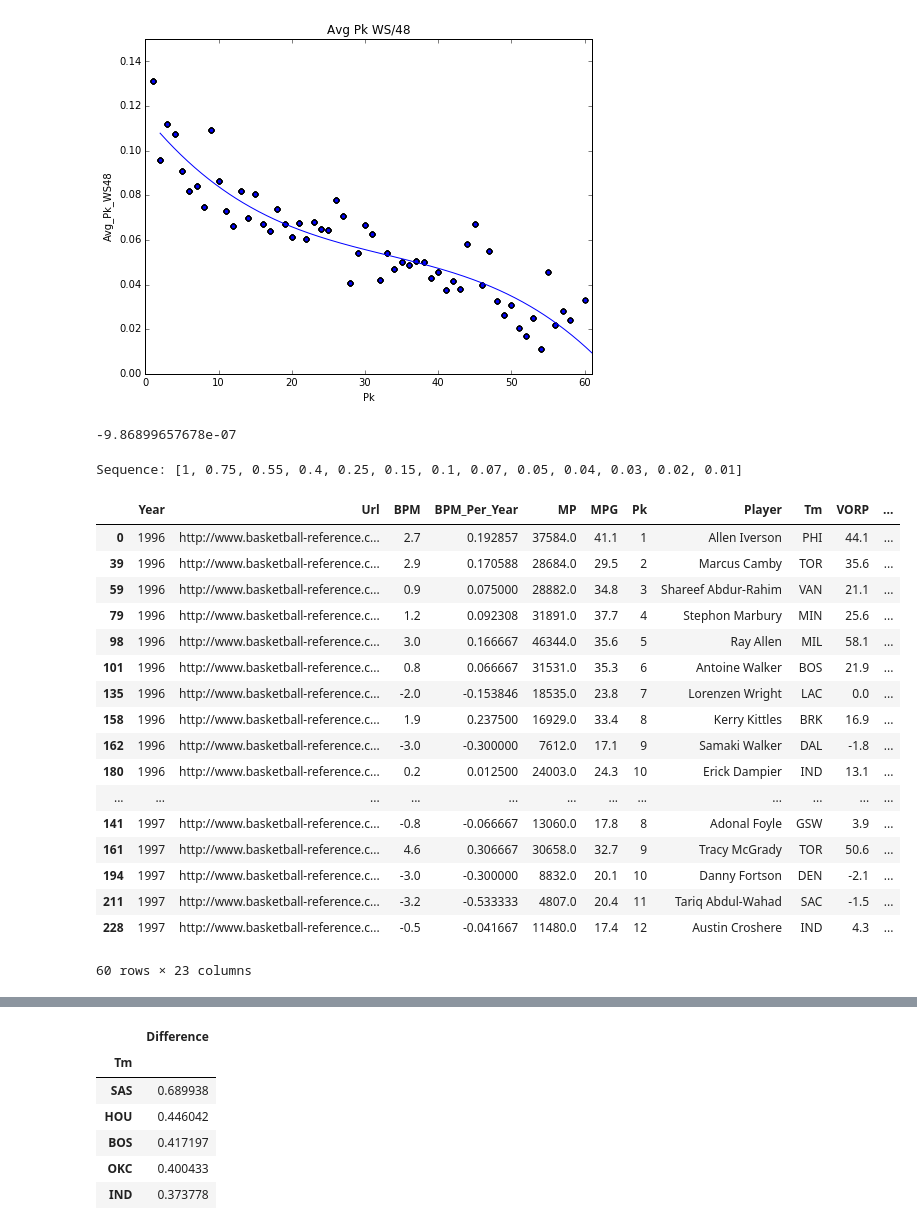
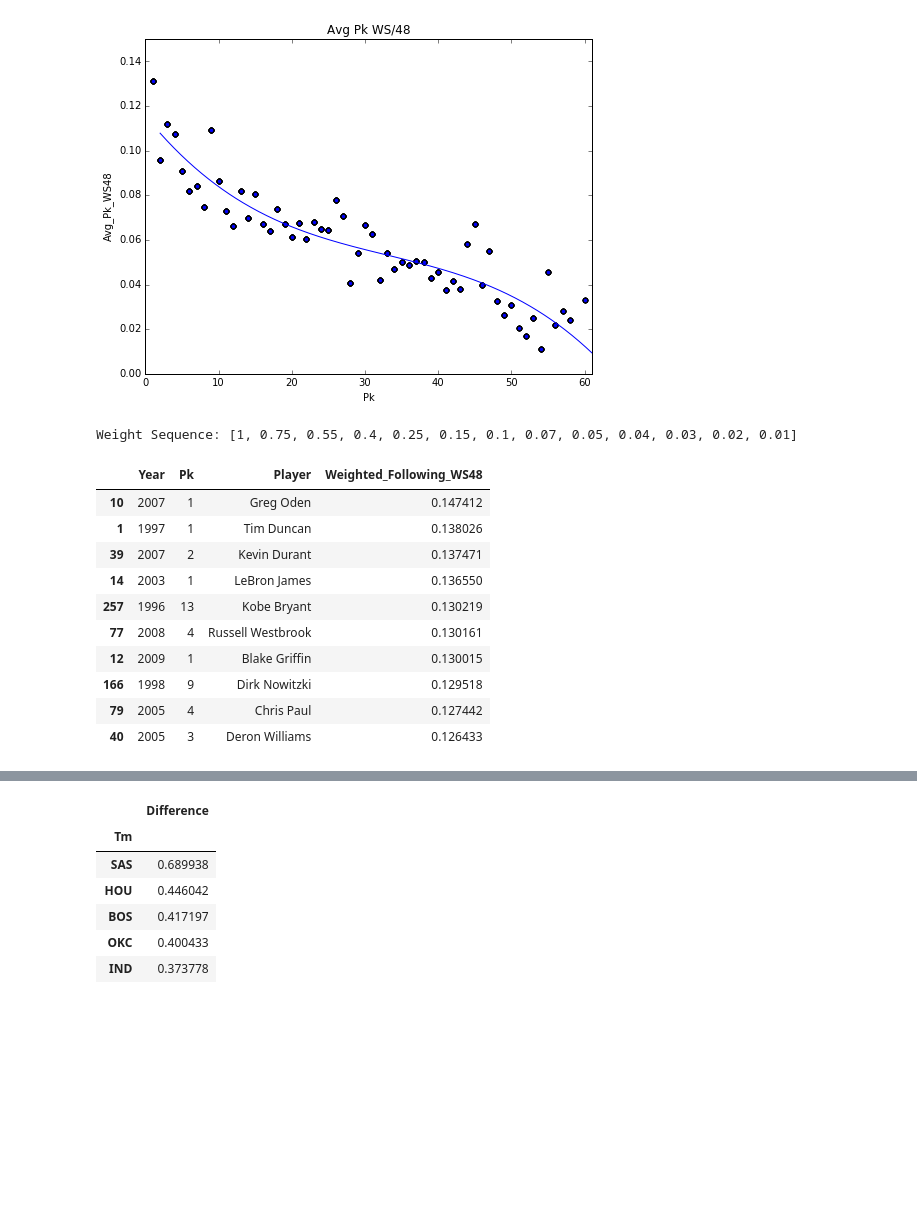
Before and after one commit to mattignal/NBADraftTeamComparison, a Jupyter notebook: PickValue.ipynb, the cells around one changed output, grey strips where cells are left out. Drawn from its saved outputs; the diff is of its cells as text; code cells hidden in the pictures; blank space fills up the shorter version.

```diff
--- a/PickValue.ipynb
+++ b/PickValue.ipynb
@@ -29,10 +32,6 @@ Best Fit Curve: y=
 -9.869e-07 x + 9.806e-05 x - 0.00405 x + 0.1155
 [<matplotlib.lines.Line2D at 0x...>]
 [figure]
-# %%
-print f[3]
-# %% [output]
--9.86899657678e-07
 # %%
 df = df.sort_values('Pk')
 x = df['Pk']
@@ -42,47 +43,39 @@ df.loc[df.Pk == 1, ['Curve_Fit_Pk_WS48']] = df['Avg_Pk_WS48']
 # %%
 df = df.sort_values('Pk')
 df = df.set_index('Year')
 
+# Create lists of variables and following
 WS = df['WS/48'].groupby(df.index).agg(lambda x: list(list(x)))
-
 cum_list = []
 for i in range(1996, 2016):
     mini_list = []
     for j in range(len(WS[i])):
         mini_list.append(WS[i][j:j+7])
     cum_list.append(mini_list)
 cum_list = [item for sublist in cum_list for item in sublist]
 
 df = df.reset_index().sort_values(['Year', 'Pk'])
+
+# Sequence for weighing pick value. The selection is worth 1, the next pick is worth 0.75, etc.
 simple_transform = [[1, 0.75, 0.55, 0.40, 0.25, 0.15, 0.10, 0.07, 0.05, 0.04, 0.03, 0.02, 0.01] for i in range(len(df))]
-print "Sequence:", simple_transform[0]
+print "Weight Sequence:", simple_transform[0]
 
-# for i in range(len(simple_transform)):
-#     simple_transform[i][ = .75
-
-# print "1/x slight change:", simple_transform[0]
+# Apply sequence
 df['Weighted_Following_WS48'] = [sum([y*simple_transform[xi][yi]/sum(simple_transform[0]) for yi,y in enumerate(x)])
                                  for xi,x in enumerate(cum_list)]
-df.head(60)
+df.sort('Weighted_Following_WS48', ascending=False).head(10)[['Year', 'Pk', 'Player', 'Weighted_Following_WS48']]
 # %% [output]
-Sequence: [1, 0.75, 0.55, 0.4, 0.25, 0.15, 0.1, 0.07, 0.05, 0.04, 0.03, 0.02, 0.01]
+Weight Sequence: [1, 0.75, 0.55, 0.4, 0.25, 0.15, 0.1, 0.07, 0.05, 0.04, 0.03, 0.02, 0.01]
-|  | Year | Url | BPM | BPM_Per_Year | MP | MPG | Pk | Player | Tm | VORP | ... |
-| 0 | 1996 | http://www.basketball-reference.c... | 2.7 | 0.192857 | 37584.0 | 41.1 | 1 | Allen Iverson | PHI | 44.1 | ... |
-| 39 | 1996 | http://www.basketball-reference.c... | 2.9 | 0.170588 | 28684.0 | 29.5 | 2 | Marcus Camby | TOR | 35.6 | ... |
-| 59 | 1996 | http://www.basketball-reference.c... | 0.9 | 0.075000 | 28882.0 | 34.8 | 3 | Shareef Abdur-Rahim | VAN | 21.1 | ... |
-| 79 | 1996 | http://www.basketball-reference.c... | 1.2 | 0.092308 | 31891.0 | 37.7 | 4 | Stephon Marbury | MIN | 25.6 | ... |
-| 98 | 1996 | http://www.basketball-reference.c... | 3.0 | 0.166667 | 46344.0 | 35.6 | 5 | Ray Allen | MIL | 58.1 | ... |
-| 101 | 1996 | http://www.basketball-reference.c... | 0.8 | 0.066667 | 31531.0 | 35.3 | 6 | Antoine Walker | BOS | 21.9 | ... |
-| 135 | 1996 | http://www.basketball-reference.c... | -2.0 | -0.153846 | 18535.0 | 23.8 | 7 | Lorenzen Wright | LAC | 0.0 | ... |
-| 158 | 1996 | http://www.basketball-reference.c... | 1.9 | 0.237500 | 16929.0 | 33.4 | 8 | Kerry Kittles | BRK | 16.9 | ... |
-| 162 | 1996 | http://www.basketball-reference.c... | -3.0 | -0.300000 | 7612.0 | 17.1 | 9 | Samaki Walker | DAL | -1.8 | ... |
-| 180 | 1996 | http://www.basketball-reference.c... | 0.2 | 0.012500 | 24003.0 | 24.3 | 10 | Erick Dampier | IND | 13.1 | ... |
-| ... | ... | ... | ... | ... | ... | ... | ... | ... | ... | ... | ... |
-| 141 | 1997 | http://www.basketball-reference.c... | -0.8 | -0.066667 | 13060.0 | 17.8 | 8 | Adonal Foyle | GSW | 3.9 | ... |
-| 161 | 1997 | http://www.basketball-reference.c... | 4.6 | 0.306667 | 30658.0 | 32.7 | 9 | Tracy McGrady | TOR | 50.6 | ... |
-| 194 | 1997 | http://www.basketball-reference.c... | -3.0 | -0.300000 | 8832.0 | 20.1 | 10 | Danny Fortson | DEN | -2.1 | ... |
-| 211 | 1997 | http://www.basketball-reference.c... | -3.2 | -0.533333 | 4807.0 | 20.4 | 11 | Tariq Abdul-Wahad | SAC | -1.5 | ... |
-| 228 | 1997 | http://www.basketball-reference.c... | -0.5 | -0.041667 | 11480.0 | 17.4 | 12 | Austin Croshere | IND | 4.3 | ... |
+|  | Year | Pk | Player | Weighted_Following_WS48 |
+| 10 | 2007 | 1 | Greg Oden | 0.147412 |
+| 1 | 1997 | 1 | Tim Duncan | 0.138026 |
+| 39 | 2007 | 2 | Kevin Durant | 0.137471 |
+| 14 | 2003 | 1 | LeBron James | 0.136550 |
+| 257 | 1996 | 13 | Kobe Bryant | 0.130219 |
+| 77 | 2008 | 4 | Russell Westbrook | 0.130161 |
+| 12 | 2009 | 1 | Blake Griffin | 0.130015 |
+| 166 | 1998 | 9 | Dirk Nowitzki | 0.129518 |
+| 79 | 2005 | 4 | Chris Paul | 0.127442 |
+| 40 | 2005 | 3 | Deron Williams | 0.126433 |
-60 rows × 23 columns
 # %%
 # Compare more to what's next at the top, avg at bottom with sliding scale
```
Also changed, not shown: parts of 6 cells of this notebook.
